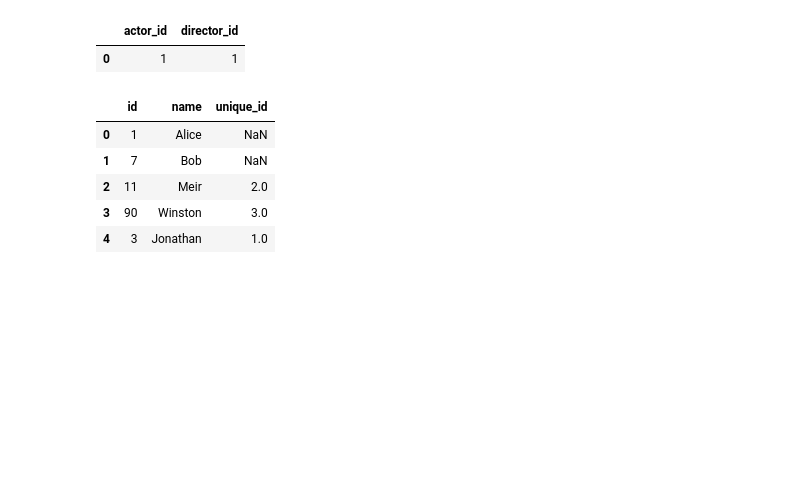
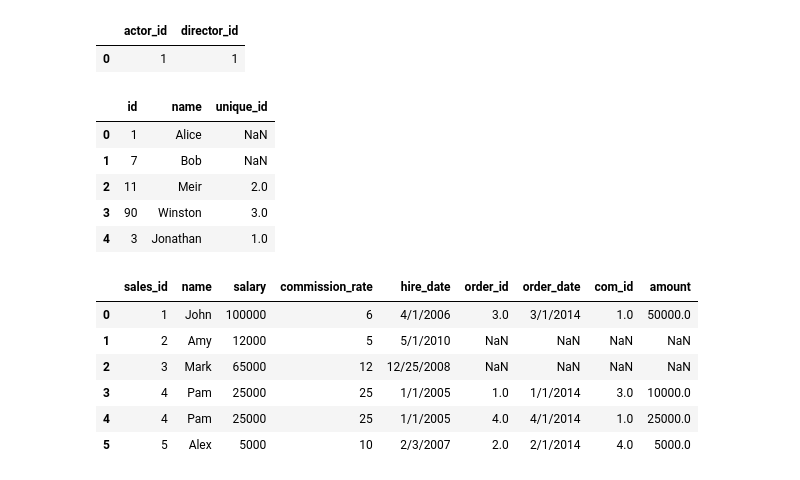
Before and after one commit to jjoseph-anderson/LeetCode, a Jupyter notebook: Rough_Work.ipynb, the cells around one changed output. Cells and saved outputs as stored; diff of their text form; code cells hidden in the pictures; blank space fills up the shorter version.

```diff
--- a/Rough_Work.ipynb
+++ b/Rough_Work.ipynb
@@ -837,0 +862,11 @@ pd.merge(employees, employee_uni, on='id', how='left')
+# %%
+join_sales_orders = pd.merge(sales_person, orders, on='sales_id', how = 'left')
+join_sales_orders
+# %% [output]
+|  | sales_id | name | salary | commission_rate | hire_date | order_id | order_date | com_id | amount |
+| 0 | 1 | John | 100000 | 6 | 4/1/2006 | 3.0 | 3/1/2014 | 1.0 | 50000.0 |
+| 1 | 2 | Amy | 12000 | 5 | 5/1/2010 | NaN | NaN | NaN | NaN |
+| 2 | 3 | Mark | 65000 | 12 | 12/25/2008 | NaN | NaN | NaN | NaN |
+| 3 | 4 | Pam | 25000 | 25 | 1/1/2005 | 1.0 | 1/1/2014 | 3.0 | 10000.0 |
+| 4 | 4 | Pam | 25000 | 25 | 1/1/2005 | 4.0 | 4/1/2014 | 1.0 | 25000.0 |
+| 5 | 5 | Alex | 5000 | 10 | 2/3/2007 | 2.0 | 2/1/2014 | 4.0 | 5000.0 |
```
Also changed, not shown: parts of 7 cells of this notebook, 1 other file.
